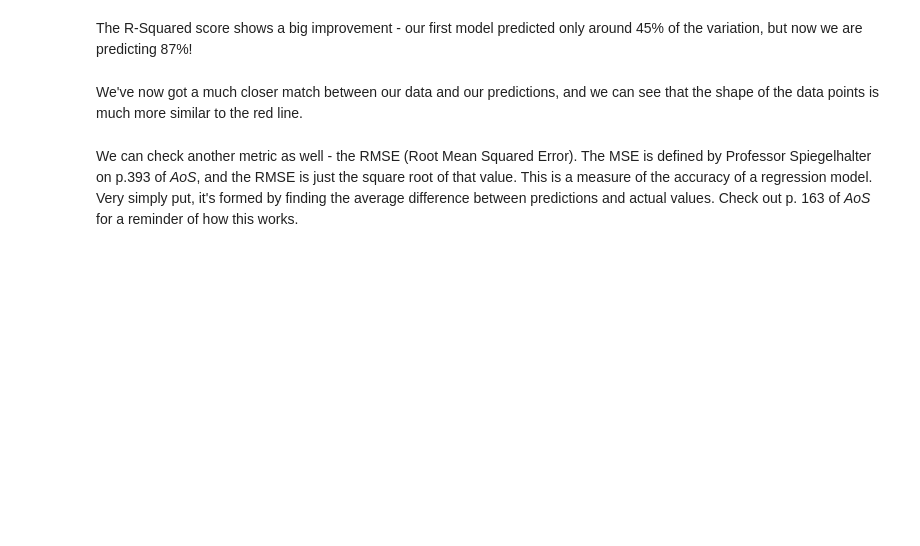
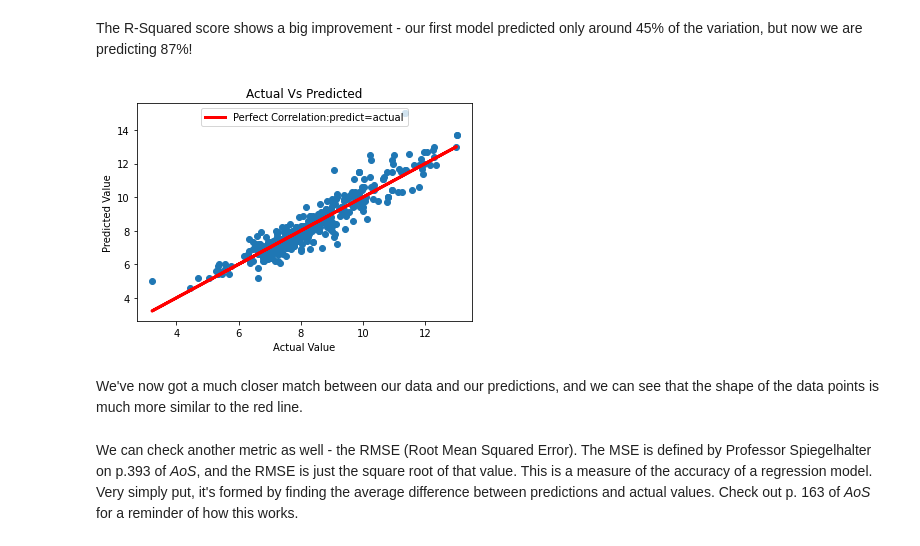
Before and after one commit to vishrast/Linear-Regression-Wine-Quality, a Jupyter notebook: Springboard Regression Case Study - the Red Wine Dataset - Tier 3.ipynb, the cells around one changed output. Drawn from its saved outputs; the diff is of its cells as text; code cells hidden in the pictures; blank space fills up the shorter version.

```diff
--- a/Springboard Regression Case Study - the Red Wine Dataset - Tier 3.ipynb
+++ b/Springboard Regression Case Study - the Red Wine Dataset - Tier 3.ipynb
@@ -362,11 +429,15 @@ Remember, as Professor Spiegelhalter explains on p.132 of *AoS*, including more
 # Create test and train datasets
 # This is again very similar, but now we include more columns in the predictors
 # Include all columns from data in the explanatory variables X except fixed.acidity and quality (which was an integer)
-_ _ _
+X1=df.drop(['fixed.acidity','quality'],axis=1)
+Y1 = df['fixed.acidity']
 
 # Create constants for X, so the model knows its bounds
-_ _ _
-
+X1 = sm.add_constant(X1)
 
 # Split the data
-_ _ _
+X_train, X_test, y_train, y_test = train_test_split(X1, Y1, test_size=0.25)
+print(" Cross check if the constant is added \n",X_train[:4])
+print(" Cross check y_train\n",y_train[:4])
+print("X-Train,Test Shape",X_train.shape, X_test.shape)
+print("y-Train,Test Shape",y_train.shape, y_test.shape)
@@ -373,9 +462,8 @@ _ _ _
 # %%
 # We can use almost identical code to create the third model, because it is the same algorithm, just different inputs
 # Create the model
-_ _ _
-
+model=sm.OLS(y_train,X_train)
 # Fit the model
-_ _ _
+rModel2=model.fit()
 # %%
 # Evaluate the model
@@ -384,4 +503,4 @@ _ _ _
 The R-Squared score shows a big improvement - our first model predicted only around 45% of the variation, but now we are predicting 87%!
 # %%
 # Use our new model to make predictions
-_ _ _
+y_test_pred=rModel2.predict(X_test)
@@ -398,3 +507,18 @@ _ _ _
+# %%
+# Plot the predictions
+# Build a scatterplot
+plt.scatter(y_test_pred,y_test)
+
+# Add a line for perfect correlation. Can you see what this line is doing? Use plot()
+plt.plot(y_test_pred,y_test_pred, color="red", linewidth=3,label="Perfect Correlation:predict=actual")
+# Label it nicely
+plt.xlabel("Actual Value")
+plt.ylabel("Predicted Value")
+plt.title("Actual Vs Predicted")
+plt.legend(loc="upper center")
+plt.show()
+# %% [output]
+[figure, added]
 # %% [markdown]
 We've now got a much closer match between our data and our predictions, and we can see that the shape of the data points is much more similar to the red line.
 # %% [markdown]
```
Also changed, not shown: parts of 26 cells of this notebook.
